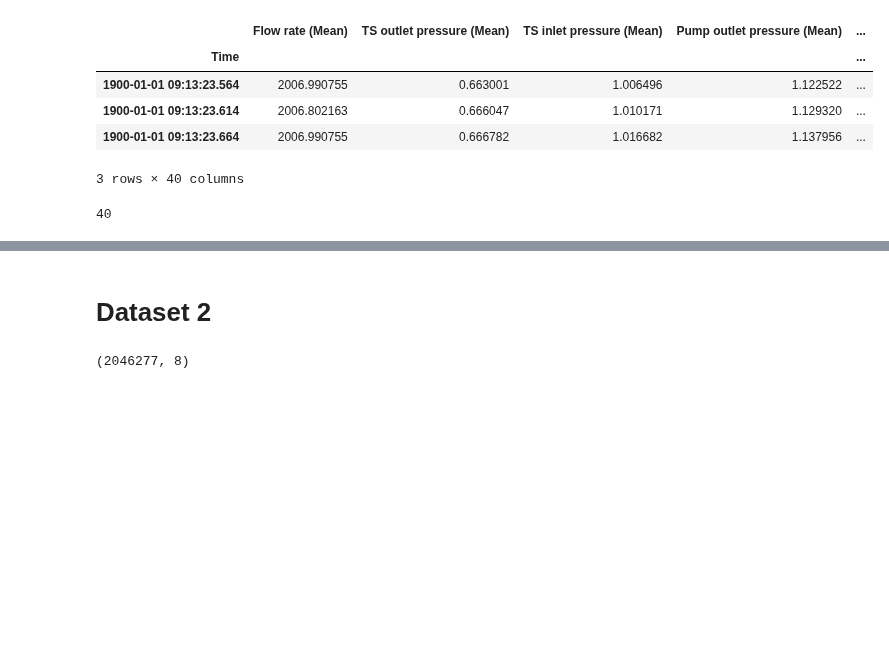
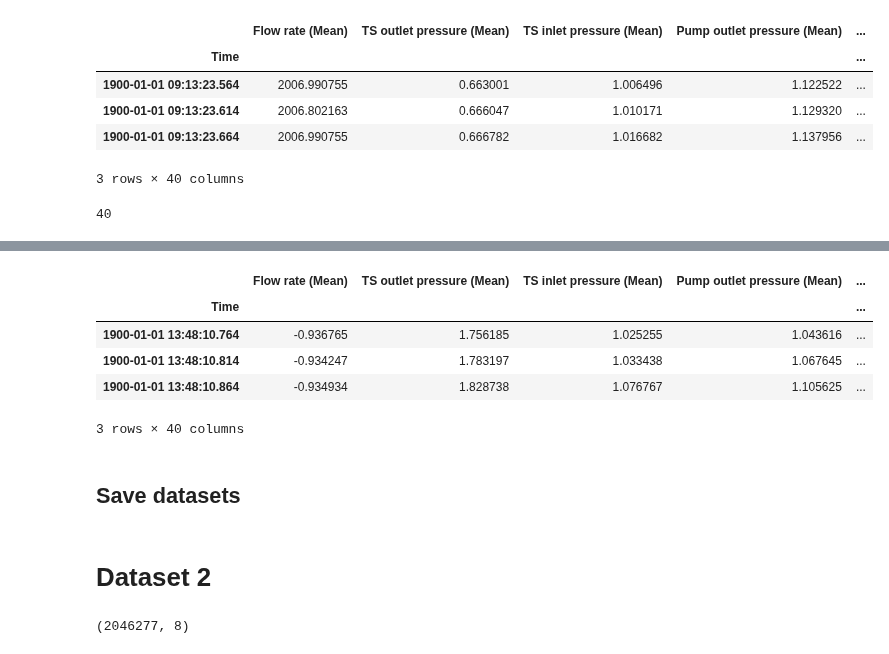
Before and after one commit to KaroGil/master_plug_prediction, a Jupyter notebook: notebooks/data_exploration.ipynb, the cells around one changed output, grey strips where cells are left out. Drawn from its saved outputs; the diff is of its cells as text; code cells hidden in the pictures; blank space fills up the shorter version.

```diff
--- a/notebooks/data_exploration.ipynb
+++ b/notebooks/data_exploration.ipynb
@@ -206,3 +221,14 @@ len(X_train.columns.tolist())
+# %%
+X_train.tail(3)
+# %% [output]
+|  | Flow rate (Mean) | TS outlet pressure (Mean) | TS inlet pressure (Mean) | Pump outlet pressure (Mean) | ... |
+| Time |  |  |  |  | ... |
+| 1900-01-01 13:48:10.764 | -0.936765 | 1.756185 | 1.025255 | 1.043616 | ... |
+| 1900-01-01 13:48:10.814 | -0.934247 | 1.783197 | 1.033438 | 1.067645 | ... |
+| 1900-01-01 13:48:10.864 | -0.934934 | 1.828738 | 1.076767 | 1.105625 | ... |
+3 rows × 40 columns
+# %% [markdown]
+## Save datasets
 # %%
 # save data
 dp.save_data(X_train, X_val, X_test, y_train, y_val, y_test, 'dataset1')
```
Also changed, not shown: parts of 3 cells of this notebook, 3 other files.
